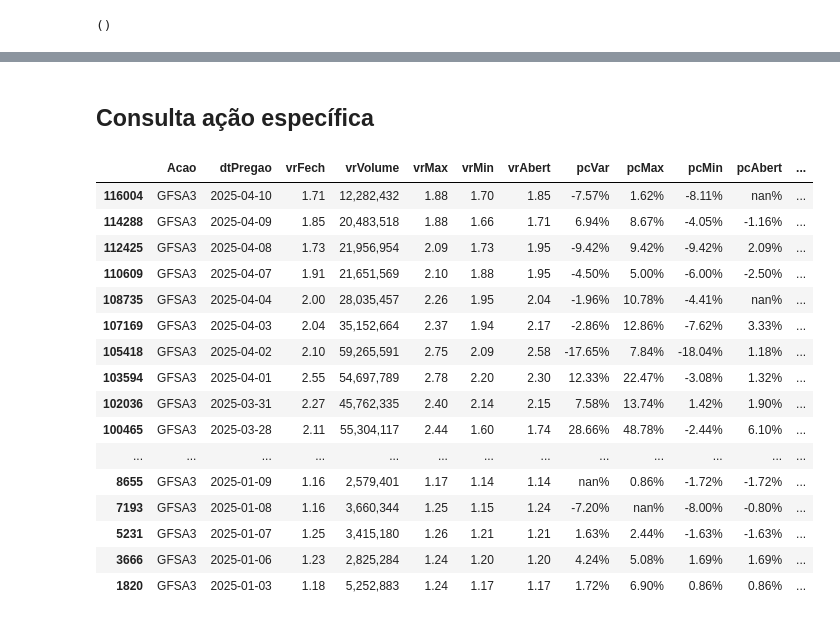
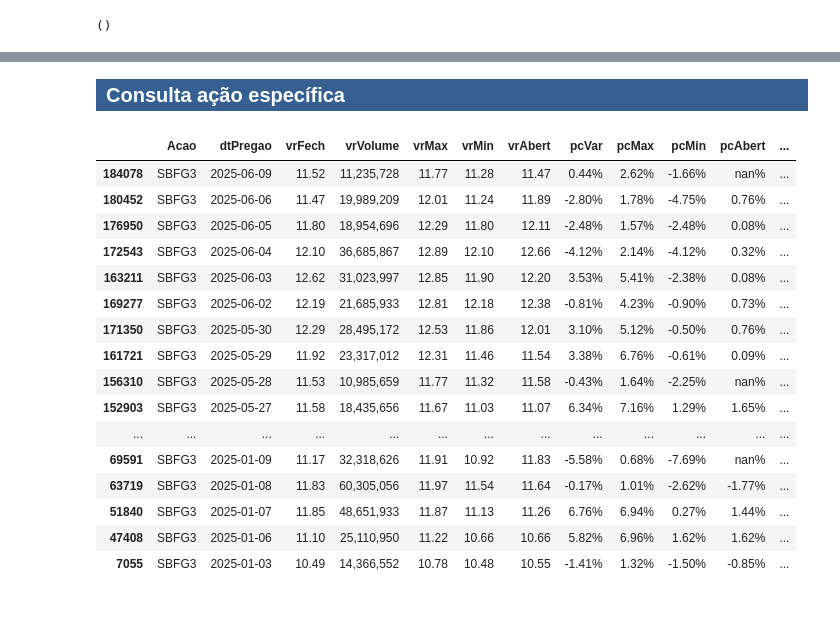
Before and after one commit to alexandre-esmeraldo/StockManager, a Jupyter notebook: StockManager_Processamento.ipynb, the cells around one changed output, grey strips where cells are left out. Saved outputs shown, nothing was run; the diff lists cells and outputs as text; code cells hidden in the pictures.

```diff
--- a/StockManager_Processamento.ipynb
+++ b/StockManager_Processamento.ipynb
@@ -287,23 +288,24 @@ printmd(f'**<div class={font_color}>{hoje}, Status {a}</div>**')
-# %% [markdown]
-## Consulta ação específica
+# %% [markdown]
+<p style="color:white; background-color: #366092; font-size: 15pt; padding: 5px 0px 5px 10px; font-weight: bold">  Consulta ação específica </p>
 # %%
-acao_adhoc = "GFSA3"
+acao_adhoc = "SBFG3"
+
 consulta_acao_formatada(df, acao_adhoc)
 # %% [output]
 |  | Acao | dtPregao | vrFech | vrVolume | vrMax | vrMin | vrAbert | pcVar | pcMax | pcMin | pcAbert | ... |
-| 116004 | GFSA3 | 2025-04-10 | 1.71 | 12,282,432 | 1.88 | 1.70 | 1.85 | -7.57% | 1.62% | -8.11% | nan% | ... |
-| 114288 | GFSA3 | 2025-04-09 | 1.85 | 20,483,518 | 1.88 | 1.66 | 1.71 | 6.94% | 8.67% | -4.05% | -1.16% | ... |
-| 112425 | GFSA3 | 2025-04-08 | 1.73 | 21,956,954 | 2.09 | 1.73 | 1.95 | -9.42% | 9.42% | -9.42% | 2.09% | ... |
-| 110609 | GFSA3 | 2025-04-07 | 1.91 | 21,651,569 | 2.10 | 1.88 | 1.95 | -4.50% | 5.00% | -6.00% | -2.50% | ... |
-| 108735 | GFSA3 | 2025-04-04 | 2.00 | 28,035,457 | 2.26 | 1.95 | 2.04 | -1.96% | 10.78% | -4.41% | nan% | ... |
-| 107169 | GFSA3 | 2025-04-03 | 2.04 | 35,152,664 | 2.37 | 1.94 | 2.17 | -2.86% | 12.86% | -7.62% | 3.33% | ... |
-| 105418 | GFSA3 | 2025-04-02 | 2.10 | 59,265,591 | 2.75 | 2.09 | 2.58 | -17.65% | 7.84% | -18.04% | 1.18% | ... |
-| 103594 | GFSA3 | 2025-04-01 | 2.55 | 54,697,789 | 2.78 | 2.20 | 2.30 | 12.33% | 22.47% | -3.08% | 1.32% | ... |
-| 102036 | GFSA3 | 2025-03-31 | 2.27 | 45,762,335 | 2.40 | 2.14 | 2.15 | 7.58% | 13.74% | 1.42% | 1.90% | ... |
-| 100465 | GFSA3 | 2025-03-28 | 2.11 | 55,304,117 | 2.44 | 1.60 | 1.74 | 28.66% | 48.78% | -2.44% | 6.10% | ... |
+| 184078 | SBFG3 | 2025-06-09 | 11.52 | 11,235,728 | 11.77 | 11.28 | 11.47 | 0.44% | 2.62% | -1.66% | nan% | ... |
+| 180452 | SBFG3 | 2025-06-06 | 11.47 | 19,989,209 | 12.01 | 11.24 | 11.89 | -2.80% | 1.78% | -4.75% | 0.76% | ... |
+| 176950 | SBFG3 | 2025-06-05 | 11.80 | 18,954,696 | 12.29 | 11.80 | 12.11 | -2.48% | 1.57% | -2.48% | 0.08% | ... |
+| 172543 | SBFG3 | 2025-06-04 | 12.10 | 36,685,867 | 12.89 | 12.10 | 12.66 | -4.12% | 2.14% | -4.12% | 0.32% | ... |
+| 163211 | SBFG3 | 2025-06-03 | 12.62 | 31,023,997 | 12.85 | 11.90 | 12.20 | 3.53% | 5.41% | -2.38% | 0.08% | ... |
+| 169277 | SBFG3 | 2025-06-02 | 12.19 | 21,685,933 | 12.81 | 12.18 | 12.38 | -0.81% | 4.23% | -0.90% | 0.73% | ... |
+| 171350 | SBFG3 | 2025-05-30 | 12.29 | 28,495,172 | 12.53 | 11.86 | 12.01 | 3.10% | 5.12% | -0.50% | 0.76% | ... |
+| 161721 | SBFG3 | 2025-05-29 | 11.92 | 23,317,012 | 12.31 | 11.46 | 11.54 | 3.38% | 6.76% | -0.61% | 0.09% | ... |
+| 156310 | SBFG3 | 2025-05-28 | 11.53 | 10,985,659 | 11.77 | 11.32 | 11.58 | -0.43% | 1.64% | -2.25% | nan% | ... |
+| 152903 | SBFG3 | 2025-05-27 | 11.58 | 18,435,656 | 11.67 | 11.03 | 11.07 | 6.34% | 7.16% | 1.29% | 1.65% | ... |
 | ... | ... | ... | ... | ... | ... | ... | ... | ... | ... | ... | ... | ... |
-| 8655 | GFSA3 | 2025-01-09 | 1.16 | 2,579,401 | 1.17 | 1.14 | 1.14 | nan% | 0.86% | -1.72% | -1.72% | ... |
-| 7193 | GFSA3 | 2025-01-08 | 1.16 | 3,660,344 | 1.25 | 1.15 | 1.24 | -7.20% | nan% | -8.00% | -0.80% | ... |
-| 5231 | GFSA3 | 2025-01-07 | 1.25 | 3,415,180 | 1.26 | 1.21 | 1.21 | 1.63% | 2.44% | -1.63% | -1.63% | ... |
-| 3666 | GFSA3 | 2025-01-06 | 1.23 | 2,825,284 | 1.24 | 1.20 | 1.20 | 4.24% | 5.08% | 1.69% | 1.69% | ... |
-| 1820 | GFSA3 | 2025-01-03 | 1.18 | 5,252,883 | 1.24 | 1.17 | 1.17 | 1.72% | 6.90% | 0.86% | 0.86% | ... |
+| 69591 | SBFG3 | 2025-01-09 | 11.17 | 32,318,626 | 11.91 | 10.92 | 11.83 | -5.58% | 0.68% | -7.69% | nan% | ... |
+| 63719 | SBFG3 | 2025-01-08 | 11.83 | 60,305,056 | 11.97 | 11.54 | 11.64 | -0.17% | 1.01% | -2.62% | -1.77% | ... |
+| 51840 | SBFG3 | 2025-01-07 | 11.85 | 48,651,933 | 11.87 | 11.13 | 11.26 | 6.76% | 6.94% | 0.27% | 1.44% | ... |
+| 47408 | SBFG3 | 2025-01-06 | 11.10 | 25,110,950 | 11.22 | 10.66 | 10.66 | 5.82% | 6.96% | 1.62% | 1.62% | ... |
+| 7055 | SBFG3 | 2025-01-03 | 10.49 | 14,366,552 | 10.78 | 10.48 | 10.55 | -1.41% | 1.32% | -1.50% | -0.85% | ... |
```
Also changed, not shown: parts of 55 cells of this notebook, 1 other file.
